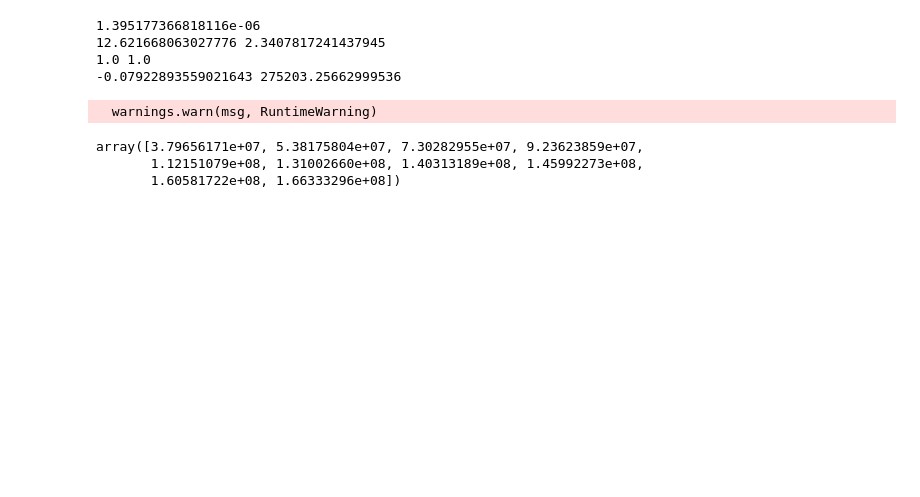
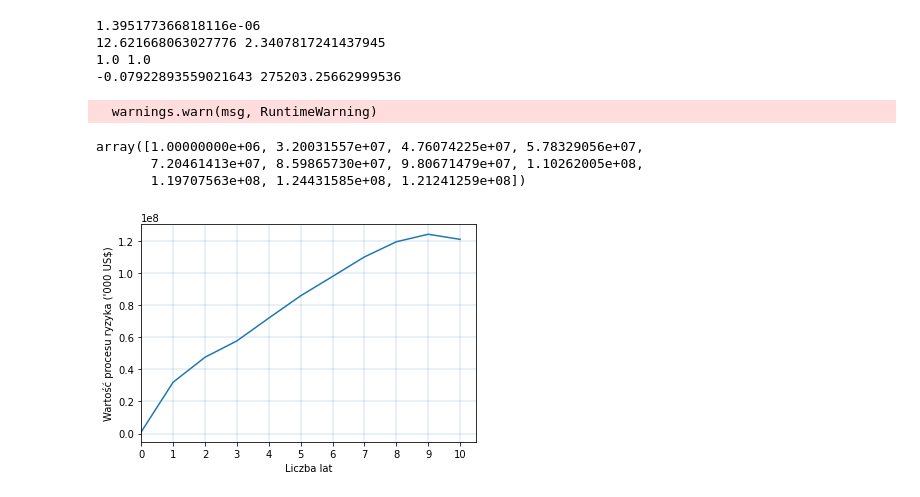
Before and after one commit to ndzadz/mgr, a Jupyter notebook: Modelowanie_procesu_ryzyka.ipynb, the cells around one changed output. Saved outputs shown, nothing was run; the diff lists cells and outputs as text; code cells hidden in the pictures; blank space fills up the shorter version.

```diff
--- a/Modelowanie_procesu_ryzyka.ipynb
+++ b/Modelowanie_procesu_ryzyka.ipynb
@@ -69,10 +78,22 @@ def risk_process(mu, theta, X_distribution, X_params, lambda_func, lambda_fun_pa
     Y = np.cumsum(y)[1:t+1]
     c = (1+theta)*mu*Y
     R = mu + c - S
-    return R
+    return np.insert(R,0,mu)
 # %%
-risk_process(1e6,0.3,'expon',[1.395177366818116e-06],sin_int_fun,[14.86573535,  6.34683826,  1.05347731,  8.96354863],10)
+rp = risk_process(1e6,0.1,'expon',[1.395177366818116e-06],sin_int_fun,[14.86573535,  6.34683826,  1.05347731,  8.96354863],10)
+rp
 # %% [output]
-array([3.79656171e+07, 5.38175804e+07, 7.30282955e+07, 9.23623859e+07,
-       1.12151079e+08, 1.31002660e+08, 1.40313189e+08, 1.45992273e+08,
-       1.60581722e+08, 1.66333296e+08])
+array([1.00000000e+06, 3.20031557e+07, 4.76074225e+07, 5.78329056e+07,
+       7.20461413e+07, 8.59865730e+07, 9.80671479e+07, 1.10262005e+08,
+       1.19707563e+08, 1.24431585e+08, 1.21241259e+08])
+# %%
+plt.plot(range(len(rp)), rp)
+plt.xlabel("Liczba lat")
+plt.ylabel("Wartość procesu ryzyka (\'000 US$)")
+plt.grid(color='C0', linestyle='-', linewidth=0.2)
+ax = plt.gca()
+ax.set_xlim(left=0)
+plt.xticks(range(len(rp)))
+plt.show()
+# %% [output]
+[figure, added]
```
Also changed, not shown: parts of 7 cells of this notebook, 9 other files.
